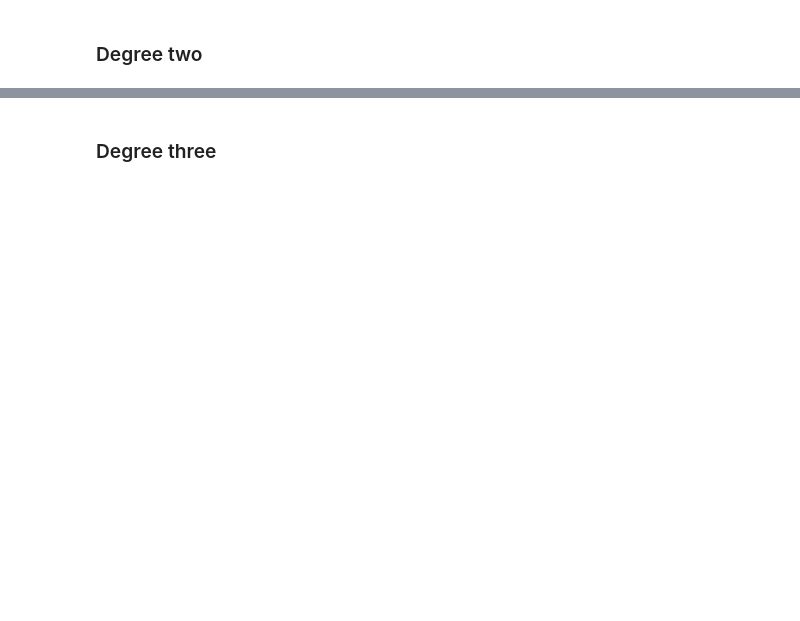
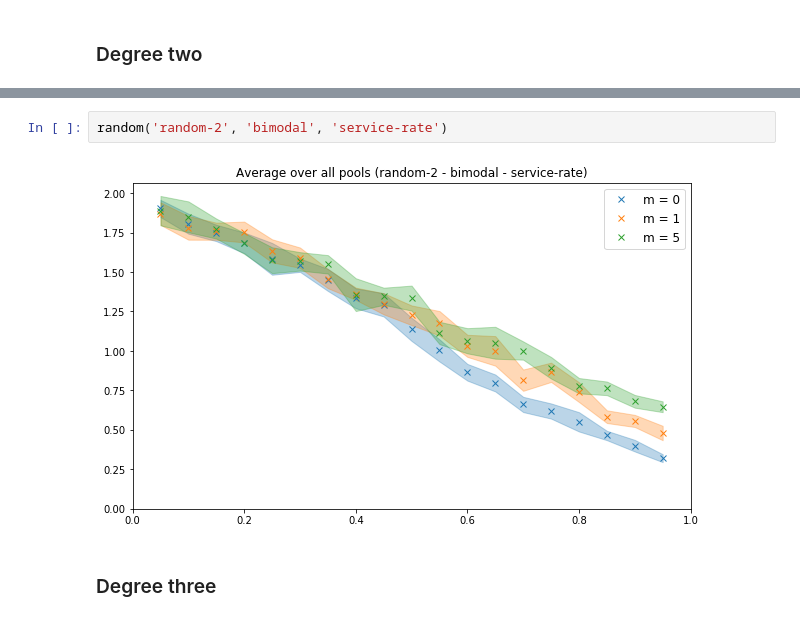
Before and after one commit to ccomte/phd-thesis, a Jupyter notebook: 7-job-scheduling/plot.ipynb, the cells around one changed output, grey strips where cells are left out. Cells and saved outputs as stored; diff of their text form; blank space fills up the shorter version.

```diff
--- a/7-job-scheduling/plot.ipynb
+++ b/7-job-scheduling/plot.ipynb
@@ -130,2 +157,6 @@ toy_example('n', 'zipf', 'service-rate')
+# %%
+random('random-2', 'bimodal', 'service-rate')
+# %% [output]
+[figure, added]
 # %% [markdown]
 ### Degree three
```
Also changed, not shown: parts of 12 cells of this notebook, 4 other files.
